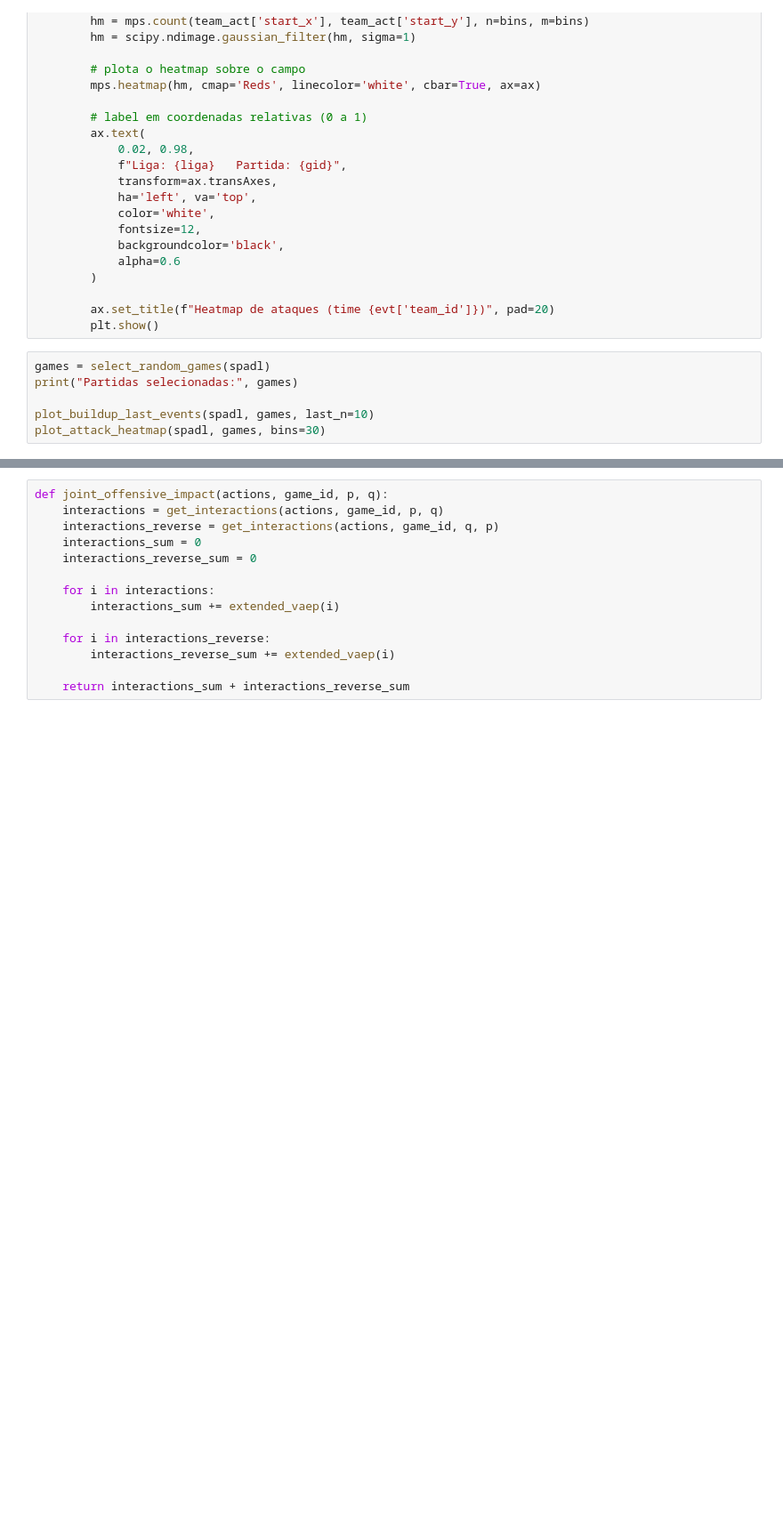
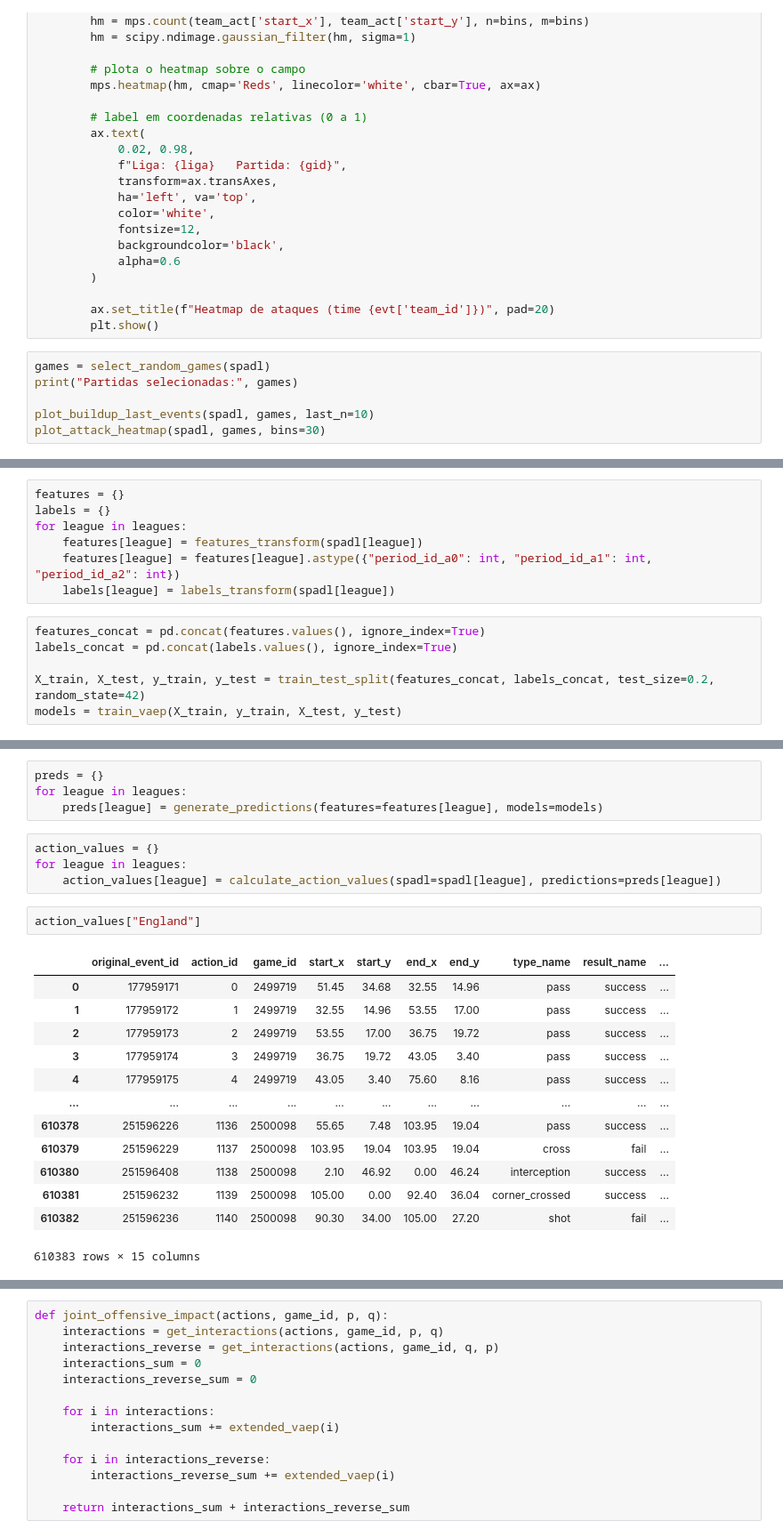
Before and after one commit to vinisilvag/cdaf-projeto, a Jupyter notebook: main.ipynb, the cells around one changed output, grey strips where cells are left out. Shown at 89% size. Saved outputs shown, nothing was run; the diff lists cells and outputs as text; blank space fills up the shorter version.

Commit message:
feat: train vaep

```diff
--- a/main.ipynb
+++ b/main.ipynb
@@ -709,0 +798,13 @@ plot_attack_heatmap(spadl, games, bins=30)
+# %%
+features = {}
+labels = {}
+for league in leagues:
+    features[league] = features_transform(spadl[league])
+    features[league] = features[league].astype({"period_id_a0": int, "period_id_a1": int, "period_id_a2": int})
+    labels[league] = labels_transform(spadl[league])
+# %%
+features_concat = pd.concat(features.values(), ignore_index=True)
+labels_concat = pd.concat(labels.values(), ignore_index=True)
+
+X_train, X_test, y_train, y_test = train_test_split(features_concat, labels_concat, test_size=0.2, random_state=42)
+models = train_vaep(X_train, y_train, X_test, y_test)
@@ -710,3 +824,27 @@ plot_attack_heatmap(spadl, games, bins=30)
+# %%
+preds = {}
+for league in leagues:
+    preds[league] = generate_predictions(features=features[league], models=models)
+# %%
+action_values = {}
+for league in leagues:
+    action_values[league] = calculate_action_values(spadl=spadl[league], predictions=preds[league])
+# %%
+action_values["England"]
+# %% [output]
+|  | original_event_id | action_id | game_id | start_x | start_y | end_x | end_y | type_name | result_name | ... |
+| 0 | 177959171 | 0 | 2499719 | 51.45 | 34.68 | 32.55 | 14.96 | pass | success | ... |
+| 1 | 177959172 | 1 | 2499719 | 32.55 | 14.96 | 53.55 | 17.00 | pass | success | ... |
+| 2 | 177959173 | 2 | 2499719 | 53.55 | 17.00 | 36.75 | 19.72 | pass | success | ... |
+| 3 | 177959174 | 3 | 2499719 | 36.75 | 19.72 | 43.05 | 3.40 | pass | success | ... |
+| 4 | 177959175 | 4 | 2499719 | 43.05 | 3.40 | 75.60 | 8.16 | pass | success | ... |
+| ... | ... | ... | ... | ... | ... | ... | ... | ... | ... | ... |
+| 610378 | 251596226 | 1136 | 2500098 | 55.65 | 7.48 | 103.95 | 19.04 | pass | success | ... |
+| 610379 | 251596229 | 1137 | 2500098 | 103.95 | 19.04 | 103.95 | 19.04 | cross | fail | ... |
+| 610380 | 251596408 | 1138 | 2500098 | 2.10 | 46.92 | 0.00 | 46.24 | interception | success | ... |
+| 610381 | 251596232 | 1139 | 2500098 | 105.00 | 0.00 | 92.40 | 36.04 | corner_crossed | success | ... |
+| 610382 | 251596236 | 1140 | 2500098 | 90.30 | 34.00 | 105.00 | 27.20 | shot | fail | ... |
+610383 rows × 15 columns
 # %%
 desired_actions = ['pass', 'cross', 'dribble', 'take-on', 'shot']
 
```
Also changed, not shown: parts of 6 cells of this notebook.
